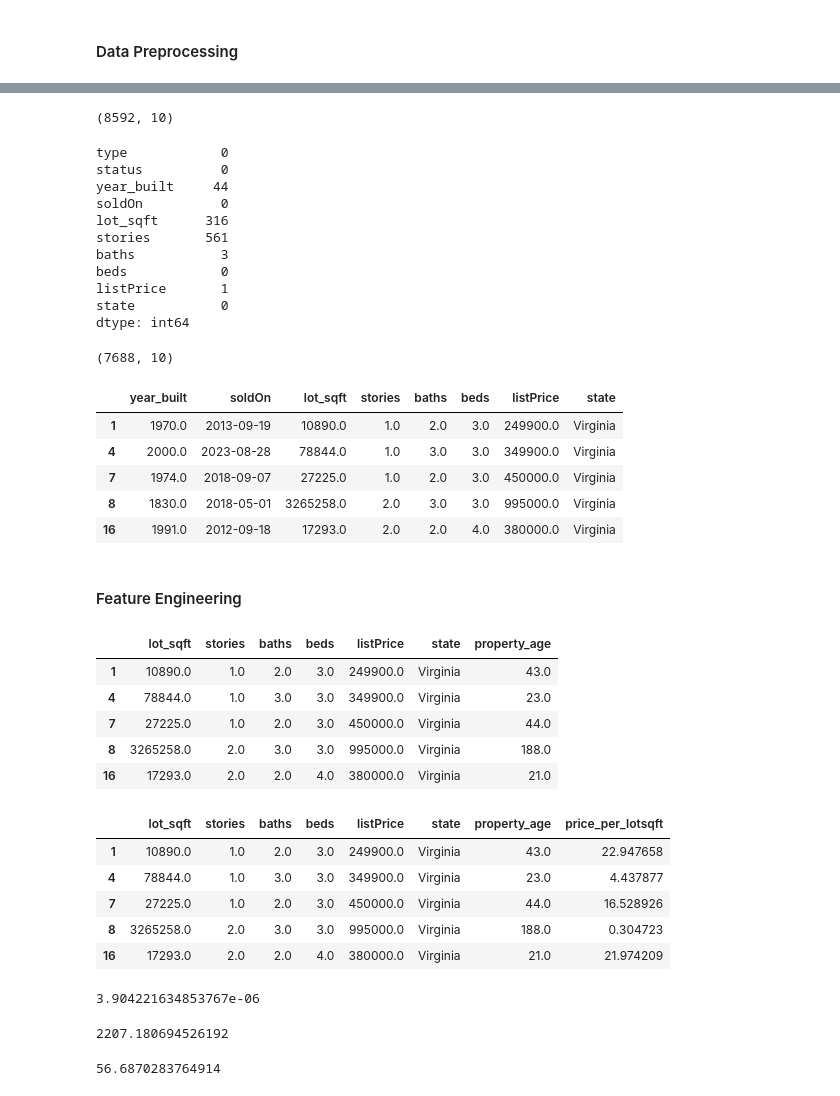
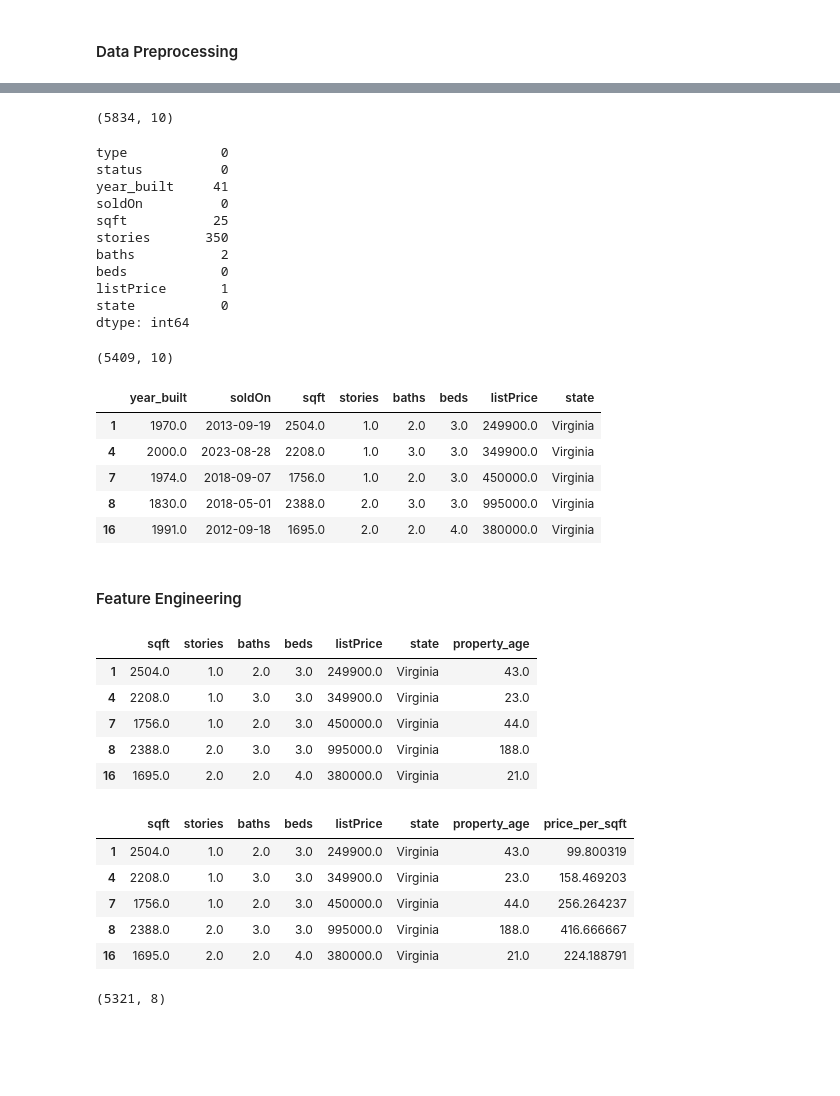
Before and after one commit to NishanD21/Price-Prediction-model-for-Real-Estate, a Jupyter notebook: real_estate.ipynb, the cells around one changed output, grey strips where cells are left out. Saved outputs shown, nothing was run; the diff lists cells and outputs as text; code cells hidden in the pictures; blank space fills up the shorter version.

```diff
--- a/real_estate.ipynb
+++ b/real_estate.ipynb
@@ -146,9 +146,9 @@ dtype: int64
 # %%
 # Feature selection
 
-df_fl = df_fl[['type','status','year_built','soldOn','lot_sqft','stories','baths','beds','listPrice']]
-df_id = df_id[['type','status','year_built','soldOn','lot_sqft','stories','baths','beds','listPrice']]
-df_vi = df_vi[['type','status','year_built','soldOn','lot_sqft','stories','baths','beds','listPrice']]
+df_fl = df_fl[['type','status','year_built','soldOn','sqft','stories','baths','beds','listPrice']]
+#df_id = df_id[['type','status','year_built','soldOn','sqft','stories','baths','beds','listPrice']]
+df_vi = df_vi[['type','status','year_built','soldOn','sqft','stories','baths','beds','listPrice']]
 
 df_fl['state'] = 'Florida'
 df_id['state'] = 'Idaho'
@@ -183,6 +174,6 @@ df_vi.head()
 # %%
 # concatinating 3 dataframes into one
 
-df = pd.concat([df_vi,df_fl,df_id],axis=0)
+df = pd.concat([df_vi,df_fl],axis=0)
 df.head()
 # %% [output]
@@ -296,17 +287,17 @@ Latest Sold one date: 2025-05-30 00:00:00
 df = df[(df['soldOn'] >= '2005-01-01') & (df['soldOn'] < '2025-05-30')]
 df.shape
 # %% [output]
-(8592, 10)
+(5834, 10)
 # %%
 df.isnull().sum()
 # %% [output]
 type            0
 status          0
-year_built     44
+year_built     41
 soldOn          0
-lot_sqft      316
-stories       561
-baths           3
+sqft           25
+stories       350
+baths           2
 beds            0
 listPrice       1
 state           0
@@ -318,17 +309,17 @@ df = df.dropna()
 df = df.drop_duplicates()
 df.shape
 # %% [output]
-(7688, 10)
+(5409, 10)
 # %%
 df = df.drop(['type','status'], axis=1) # dropping type and status columns as only one type of value was selected from both columns
 df.head()
 # %% [output]
-|  | year_built | soldOn | lot_sqft | stories | baths | beds | listPrice | state |
-| 1 | 1970.0 | 2013-09-19 | 10890.0 | 1.0 | 2.0 | 3.0 | 249900.0 | Virginia |
-| 4 | 2000.0 | 2023-08-28 | 78844.0 | 1.0 | 3.0 | 3.0 | 349900.0 | Virginia |
-| 7 | 1974.0 | 2018-09-07 | 27225.0 | 1.0 | 2.0 | 3.0 | 450000.0 | Virginia |
-| 8 | 1830.0 | 2018-05-01 | 3265258.0 | 2.0 | 3.0 | 3.0 | 995000.0 | Virginia |
-| 16 | 1991.0 | 2012-09-18 | 17293.0 | 2.0 | 2.0 | 4.0 | 380000.0 | Virginia |
+|  | year_built | soldOn | sqft | stories | baths | beds | listPrice | state |
+| 1 | 1970.0 | 2013-09-19 | 2504.0 | 1.0 | 2.0 | 3.0 | 249900.0 | Virginia |
+| 4 | 2000.0 | 2023-08-28 | 2208.0 | 1.0 | 3.0 | 3.0 | 349900.0 | Virginia |
+| 7 | 1974.0 | 2018-09-07 | 1756.0 | 1.0 | 2.0 | 3.0 | 450000.0 | Virginia |
+| 8 | 1830.0 | 2018-05-01 | 2388.0 | 2.0 | 3.0 | 3.0 | 995000.0 | Virginia |
+| 16 | 1991.0 | 2012-09-18 | 1695.0 | 2.0 | 2.0 | 4.0 | 380000.0 | Virginia |
 # %% [markdown]
 #### Feature Engineering
 # %%
@@ -339,34 +330,22 @@ df['property_age'] = df['year_sold'] - df['year_built']
 df = df.drop(['year_built','year_sold','soldOn'],axis=1)
 df.head()
 # %% [output]
-|  | lot_sqft | stories | baths | beds | listPrice | state | property_age |
-| 1 | 10890.0 | 1.0 | 2.0 | 3.0 | 249900.0 | Virginia | 43.0 |
-| 4 | 78844.0 | 1.0 | 3.0 | 3.0 | 349900.0 | Virginia | 23.0 |
-| 7 | 27225.0 | 1.0 | 2.0 | 3.0 | 450000.0 | Virginia | 44.0 |
-| 8 | 3265258.0 | 2.0 | 3.0 | 3.0 | 995000.0 | Virginia | 188.0 |
-| 16 | 17293.0 | 2.0 | 2.0 | 4.0 | 380000.0 | Virginia | 21.0 |
+|  | sqft | stories | baths | beds | listPrice | state | property_age |
+| 1 | 2504.0 | 1.0 | 2.0 | 3.0 | 249900.0 | Virginia | 43.0 |
+| 4 | 2208.0 | 1.0 | 3.0 | 3.0 | 349900.0 | Virginia | 23.0 |
+| 7 | 1756.0 | 1.0 | 2.0 | 3.0 | 450000.0 | Virginia | 44.0 |
+| 8 | 2388.0 | 2.0 | 3.0 | 3.0 | 995000.0 | Virginia | 188.0 |
+| 16 | 1695.0 | 2.0 | 2.0 | 4.0 | 380000.0 | Virginia | 21.0 |
 # %%
 # creating price_per_lotsqft feature
 
-df =df[df['lot_sqft'] != 0]
-df['price_per_lotsqft'] = df['listPrice']/df['lot_sqft']
+df =df[df['sqft'] != 0]
+df['price_per_sqft'] = df['listPrice']/df['sqft']
 df.head()
 # %% [output]
-|  | lot_sqft | stories | baths | beds | listPrice | state | property_age | price_per_lotsqft |
-| 1 | 10890.0 | 1.0 | 2.0 | 3.0 | 249900.0 | Virginia | 43.0 | 22.947658 |
-| 4 | 78844.0 | 1.0 | 3.0 | 3.0 | 349900.0 | Virginia | 23.0 | 4.437877 |
-| 7 | 27225.0 | 1.0 | 2.0 | 3.0 | 450000.0 | Virginia | 44.0 | 16.528926 |
-| 8 | 3265258.0 | 2.0 | 3.0 | 3.0 | 995000.0 | Virginia | 188.0 | 0.304723 |
-| 16 | 17293.0 | 2.0 | 2.0 | 4.0 | 380000.0 | Virginia | 21.0 | 21.974209 |
+|  | sqft | stories | baths | beds | listPrice | state | property_age | price_per_sqft |
+| 1 | 2504.0 | 1.0 | 2.0 | 3.0 | 249900.0 | Virginia | 43.0 | 99.800319 |
+| 4 | 2208.0 | 1.0 | 3.0 | 3.0 | 349900.0 | Virginia | 23.0 | 158.469203 |
+| 7 | 1756.0 | 1.0 | 2.0 | 3.0 | 450000.0 | Virginia | 44.0 | 256.264237 |
+| 8 | 2388.0 | 2.0 | 3.0 | 3.0 | 995000.0 | Virginia | 188.0 | 416.666667 |
+| 16 | 1695.0 | 2.0 | 2.0 | 4.0 | 380000.0 | Virginia | 21.0 | 224.188791 |
-# %%
-df['price_per_lotsqft'].min()
-# %% [output]
-3.904221634853767e-06
-# %%
-df['price_per_lotsqft'].max()
-# %% [output]
-2207.180694526192
-# %%
-df['price_per_lotsqft'].mean()
-# %% [output]
-56.6870283764914
@@ -372,0 +363,5 @@ df['price_per_lotsqft'].mean()
+# %%
+df = price_per_sqft_outliers(df)
+df.shape
+# %% [output]
+(5321, 8)
```
Also changed, not shown: parts of 27 cells of this notebook.
